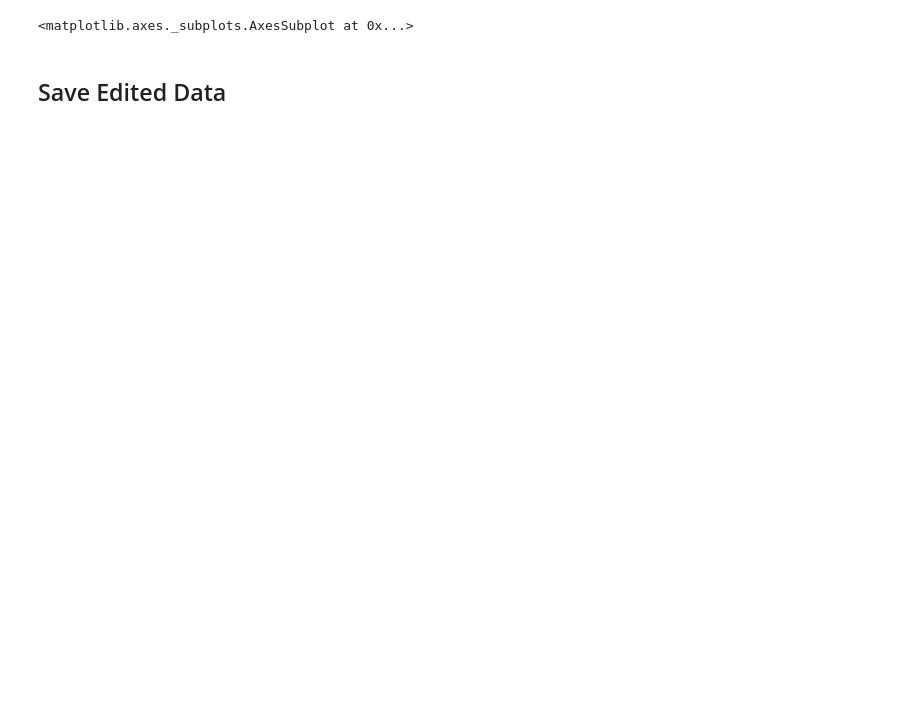
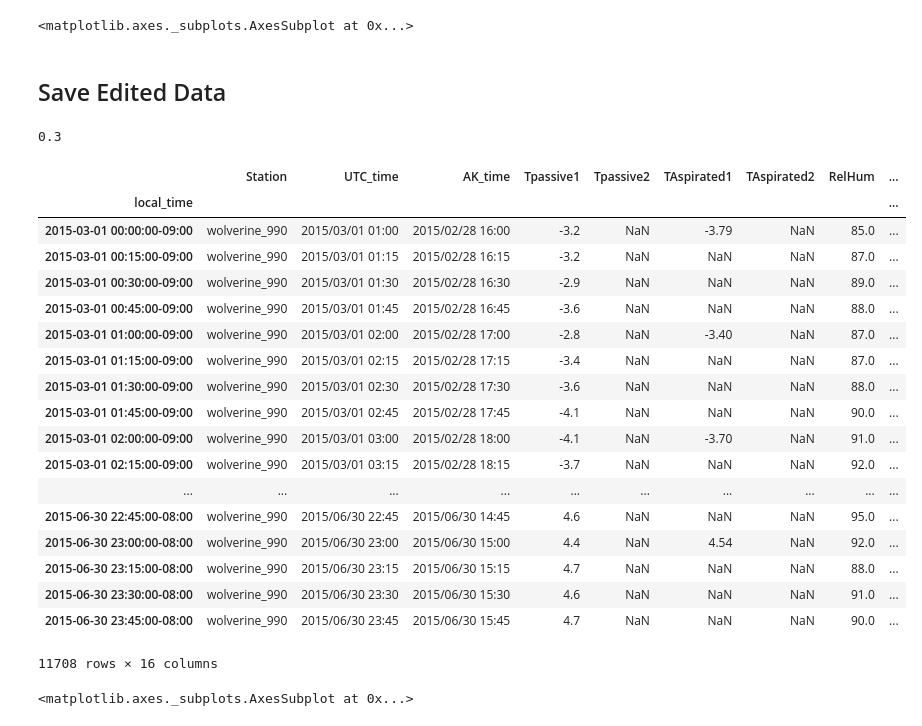
Before and after one commit to ehbaker/WXmunge, a Jupyter notebook: LVL1_translate_toPython.ipynb, the cells around one changed output. Saved outputs shown, nothing was run; the diff lists cells and outputs as text; code cells hidden in the pictures; blank space fills up the shorter version.

```diff
--- a/LVL1_translate_toPython.ipynb
+++ b/LVL1_translate_toPython.ipynb
@@ -75,10 +75,15 @@ if Glacier+Station=="Wolverine990":
+# %%
+#Subset to 3 months, for speed during trouble-shoot
+dat=dat['2015-03':'2015-06']
 # %% [markdown]
 ** Remove malfunctioning sensors manually **
 * done separately for each timestep entered on look-up table
 # %%
 #read in table listing sensors and timeperiods that need to be modified
 pth_bad_sensor_dates=r"Q:\Project Data\GlacierData\Benchmark_Program\Metadata\weather"
-bad_sensor_dates_dat=pd.read_csv(os.path.join(pth_bad_sensor_dates, Glacier+Station+"_SensorLog.csv"))
+bad_sensor_dates_dat=pd.read_excel(os.path.join(pth_bad_sensor_dates, Glacier+Station+"_SensorLog.xlsx"))
 
 #Set bad data to NAN. Move sensor data to correct column, if neccessary.
 dat=LVL1.remove_malfunctioning_sensor_data(dat, bad_sensor_dates_dat)
+print("Removed:")
+bad_sensor_dates_dat
@@ -115,0 +120,7 @@ dat[precip_columns].plot()
+# %%
+#Precip
+precip_columns=['TPGCumulative', 'StageCumulative']
+dat_original=dat.copy() #save unaltered data for later comparrison
+for precip_col in precip_columns:
+    dat_original.loc[:, precip_col]=dat_original[precip_col]-dat_original[precip_col][0] #adjust so that series begins at 0; neccesary for plots of non-full timeseries
+dat_original[precip_columns].plot()
@@ -232,0 +255,26 @@ save_dat.to_csv(save_pth, index=False, float_format='%g')
+# %%
+obvious_error_precip_cutoff
+# %% [output]
+0.3
+# %%
+dat_original
+# %% [output]
+|  | Station | UTC_time | AK_time | Tpassive1 | Tpassive2 | TAspirated1 | TAspirated2 | RelHum | ... |
+| local_time |  |  |  |  |  |  |  |  | ... |
+| 2015-03-01 00:00:00-09:00 | wolverine_990 | 2015/03/01 01:00 | 2015/02/28 16:00 | -3.2 | NaN | -3.79 | NaN | 85.0 | ... |
+| 2015-03-01 00:15:00-09:00 | wolverine_990 | 2015/03/01 01:15 | 2015/02/28 16:15 | -3.2 | NaN | NaN | NaN | 87.0 | ... |
+| 2015-03-01 00:30:00-09:00 | wolverine_990 | 2015/03/01 01:30 | 2015/02/28 16:30 | -2.9 | NaN | NaN | NaN | 89.0 | ... |
+| 2015-03-01 00:45:00-09:00 | wolverine_990 | 2015/03/01 01:45 | 2015/02/28 16:45 | -3.6 | NaN | NaN | NaN | 88.0 | ... |
+| 2015-03-01 01:00:00-09:00 | wolverine_990 | 2015/03/01 02:00 | 2015/02/28 17:00 | -2.8 | NaN | -3.40 | NaN | 87.0 | ... |
+| 2015-03-01 01:15:00-09:00 | wolverine_990 | 2015/03/01 02:15 | 2015/02/28 17:15 | -3.4 | NaN | NaN | NaN | 87.0 | ... |
+| 2015-03-01 01:30:00-09:00 | wolverine_990 | 2015/03/01 02:30 | 2015/02/28 17:30 | -3.6 | NaN | NaN | NaN | 88.0 | ... |
+| 2015-03-01 01:45:00-09:00 | wolverine_990 | 2015/03/01 02:45 | 2015/02/28 17:45 | -4.1 | NaN | NaN | NaN | 90.0 | ... |
+| 2015-03-01 02:00:00-09:00 | wolverine_990 | 2015/03/01 03:00 | 2015/02/28 18:00 | -4.1 | NaN | -3.70 | NaN | 91.0 | ... |
+| 2015-03-01 02:15:00-09:00 | wolverine_990 | 2015/03/01 03:15 | 2015/02/28 18:15 | -3.7 | NaN | NaN | NaN | 92.0 | ... |
+| ... | ... | ... | ... | ... | ... | ... | ... | ... | ... |
+| 2015-06-30 22:45:00-08:00 | wolverine_990 | 2015/06/30 22:45 | 2015/06/30 14:45 | 4.6 | NaN | NaN | NaN | 95.0 | ... |
+| 2015-06-30 23:00:00-08:00 | wolverine_990 | 2015/06/30 23:00 | 2015/06/30 15:00 | 4.4 | NaN | 4.54 | NaN | 92.0 | ... |
+| 2015-06-30 23:15:00-08:00 | wolverine_990 | 2015/06/30 23:15 | 2015/06/30 15:15 | 4.7 | NaN | NaN | NaN | 88.0 | ... |
+| 2015-06-30 23:30:00-08:00 | wolverine_990 | 2015/06/30 23:30 | 2015/06/30 15:30 | 4.6 | NaN | NaN | NaN | 91.0 | ... |
+| 2015-06-30 23:45:00-08:00 | wolverine_990 | 2015/06/30 23:45 | 2015/06/30 15:45 | 4.7 | NaN | NaN | NaN | 90.0 | ... |
+11708 rows × 16 columns
@@ -232,0 +287,4 @@ save_dat.to_csv(save_pth, index=False, float_format='%g')
+# %%
+test_out.plot()
+# %% [output]
+<matplotlib.axes._subplots.AxesSubplot at 0x...>
```
Also changed, not shown: parts of 23 cells of this notebook, 4 other files.
